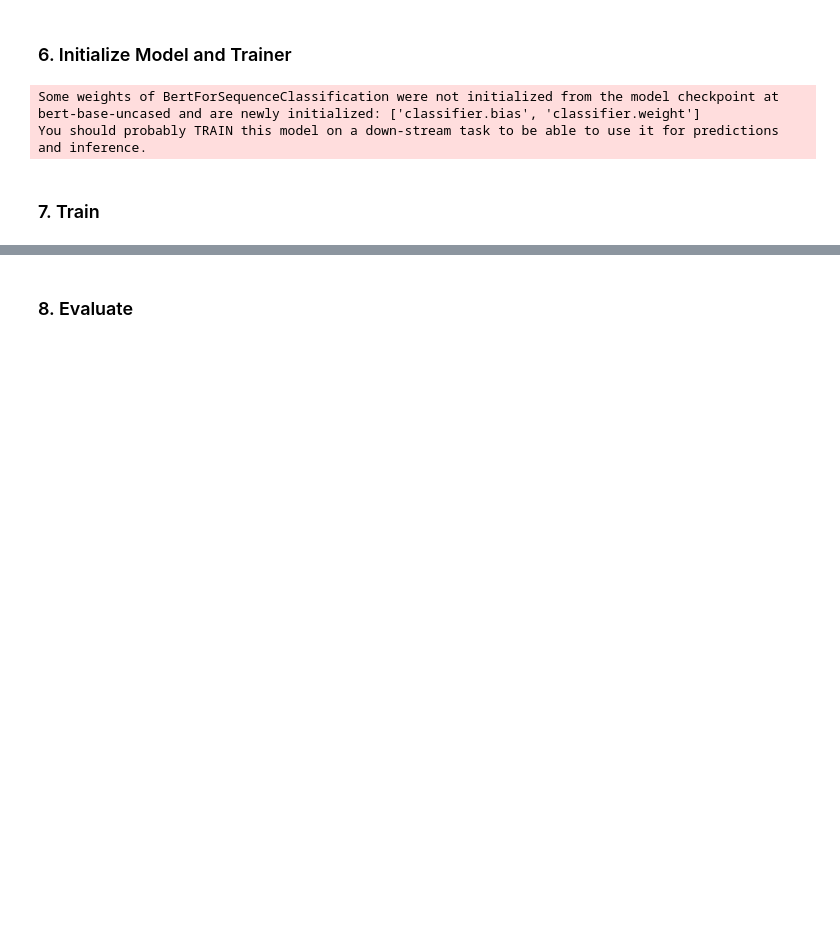
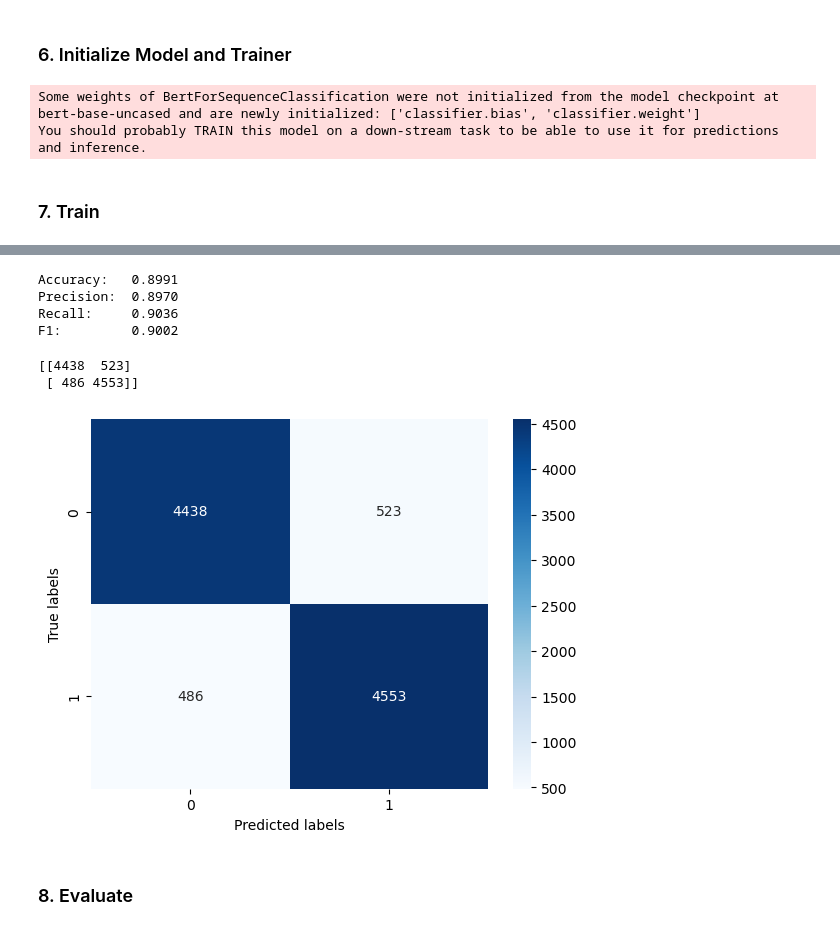
Before and after one commit to askkvar/master-thesis, a Jupyter notebook: notebooks/1_bert_sc.ipynb, the cells around one changed output, grey strips where cells are left out. Saved outputs shown, nothing was run; the diff lists cells and outputs as text; code cells hidden in the pictures; blank space fills up the shorter version.

```diff
--- a/notebooks/1_bert_sc.ipynb
+++ b/notebooks/1_bert_sc.ipynb
@@ -103,0 +123,2 @@ KeyboardInterrupt:
+# %%
+val_preds = trainer.predict(val_dataset)
@@ -104,3 +127,49 @@ KeyboardInterrupt:
+# %%
+import numpy as np
+
+logits = val_preds.predictions
+labels = val_preds.label_ids
+
+# Argmax over logits to get predicted class (0 or 1)
+preds = np.argmax(logits, axis=1)
+
+accuracy = (preds == labels).mean()
+
+
+from sklearn.metrics import accuracy_score, precision_recall_fscore_support
+
+acc = accuracy_score(labels, preds)
+precision, recall, f1, _ = precision_recall_fscore_support(labels, preds, average='binary')
+
+print(f"Accuracy:   {acc:.4f}")
+print(f"Precision:  {precision:.4f}")
+print(f"Recall:     {recall:.4f}")
+print(f"F1:         {f1:.4f}")
+# %% [output]
+Accuracy:   0.8991
+Precision:  0.8970
+Recall:     0.9036
+F1:         0.9002
+# %%
+from sklearn.metrics import confusion_matrix
+
+# `labels` = ground-truth labels (0 or 1)
+# `preds` = predicted labels (0 or 1)
+
+cm = confusion_matrix(labels, preds)
+print(cm)
+
+import seaborn as sns
+import matplotlib.pyplot as plt
+
+ax = sns.heatmap(cm, annot=True, fmt="d", cmap="Blues")
+ax.set_xlabel("Predicted labels")
+ax.set_ylabel("True labels")
+plt.show()
+# %% [output]
+[[4438  523]
+ [ 486 4553]]
+[figure, added]
 # %% [markdown]
 ### 8. Evaluate
 # %%
```
Also changed, not shown: parts of 10 cells of this notebook, 2 other files.
